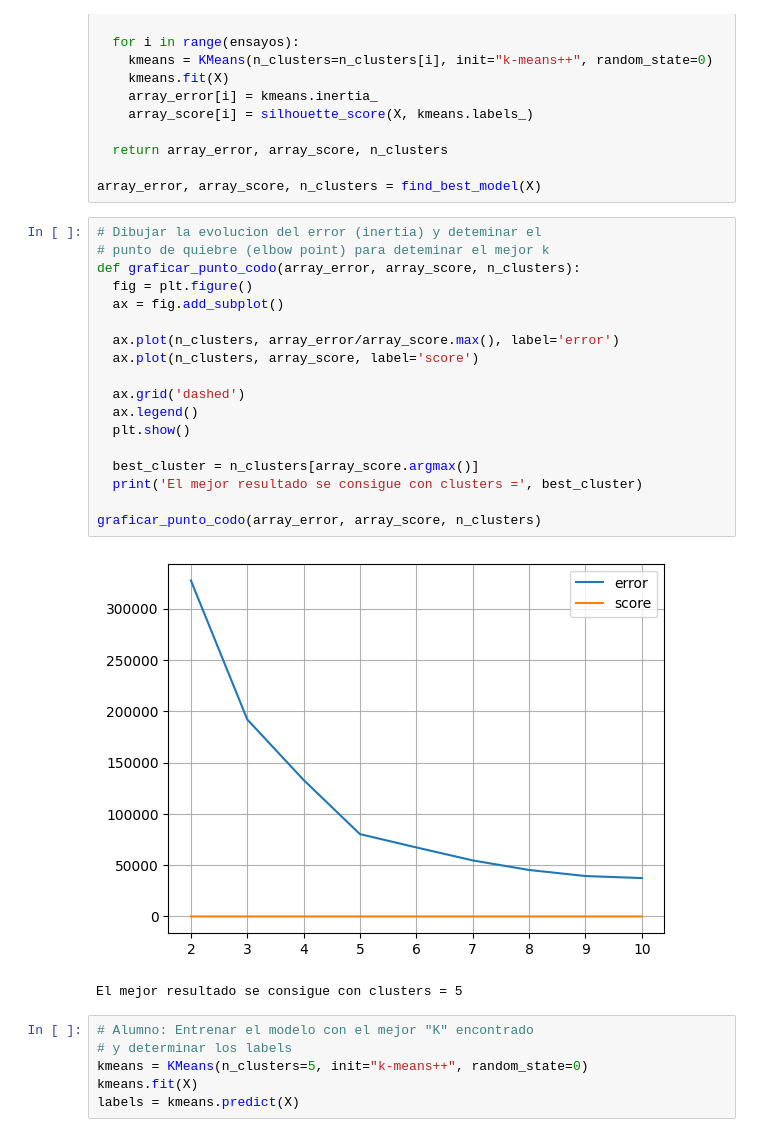
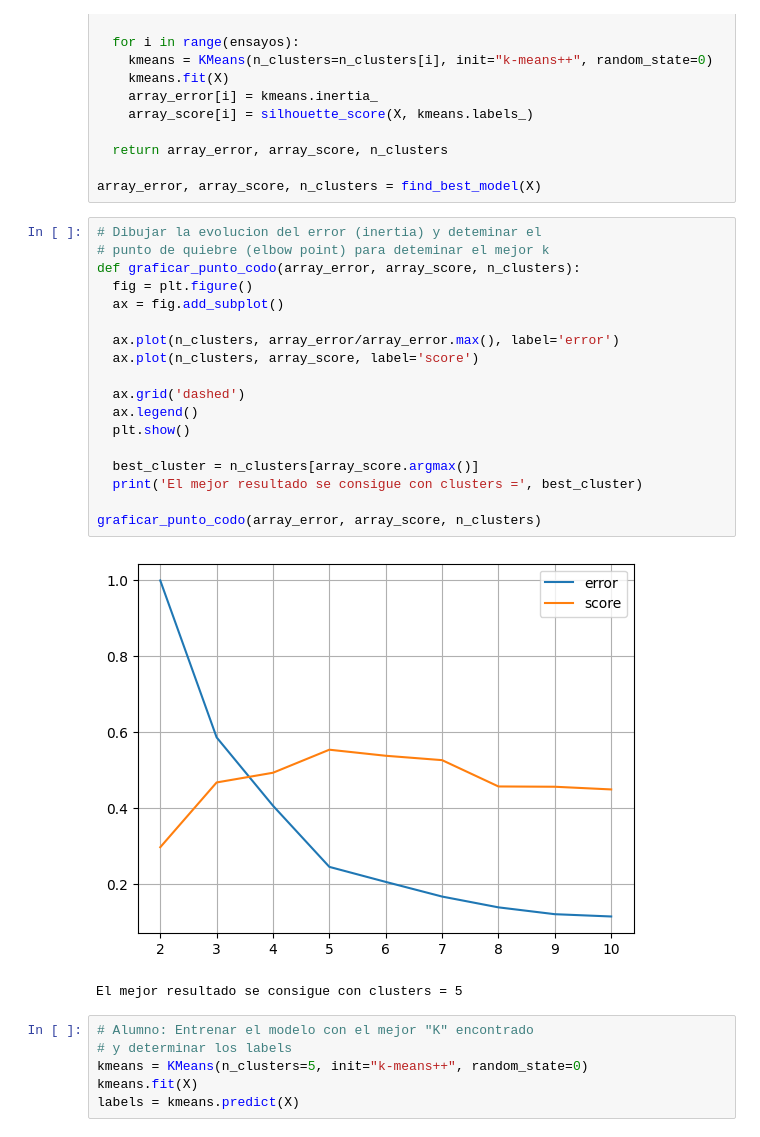
Before and after one commit to varelara97/clustering_python, a Jupyter notebook: ejercicios_practica/1_customers_segmenation.ipynb, the cells around one changed output. Drawn from its saved outputs; the diff is of its cells as text.

```diff
--- a/ejercicios_practica/1_customers_segmenation.ipynb
+++ b/ejercicios_practica/1_customers_segmenation.ipynb
@@ -149,23 +149,23 @@ array_error, array_score, n_clusters = find_best_model(X)
 # %%
 # Dibujar la evolucion del error (inertia) y deteminar el
 # punto de quiebre (elbow point) para deteminar el mejor k
 def graficar_punto_codo(array_error, array_score, n_clusters):
   fig = plt.figure()
   ax = fig.add_subplot()
 
-  ax.plot(n_clusters, array_error/array_score.max(), label='error')
+  ax.plot(n_clusters, array_error/array_error.max(), label='error')
   ax.plot(n_clusters, array_score, label='score')
 
   ax.grid('dashed')
   ax.legend()
   plt.show()
 
   best_cluster = n_clusters[array_score.argmax()]
   print('El mejor resultado se consigue con clusters =', best_cluster)
 
 graficar_punto_codo(array_error, array_score, n_clusters)
 # %% [output]
-[figure, old version]
+[figure, new version]
 El mejor resultado se consigue con clusters = 5
 # %%
 # Alumno: Entrenar el modelo con el mejor "K" encontrado
```
Also changed, not shown: parts of 1 cell of this notebook.
